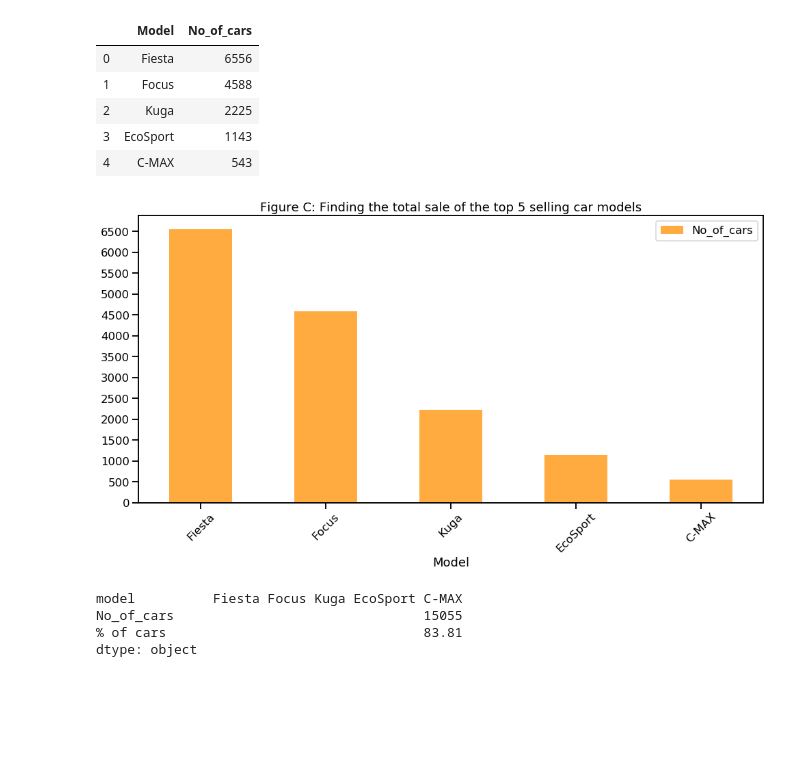
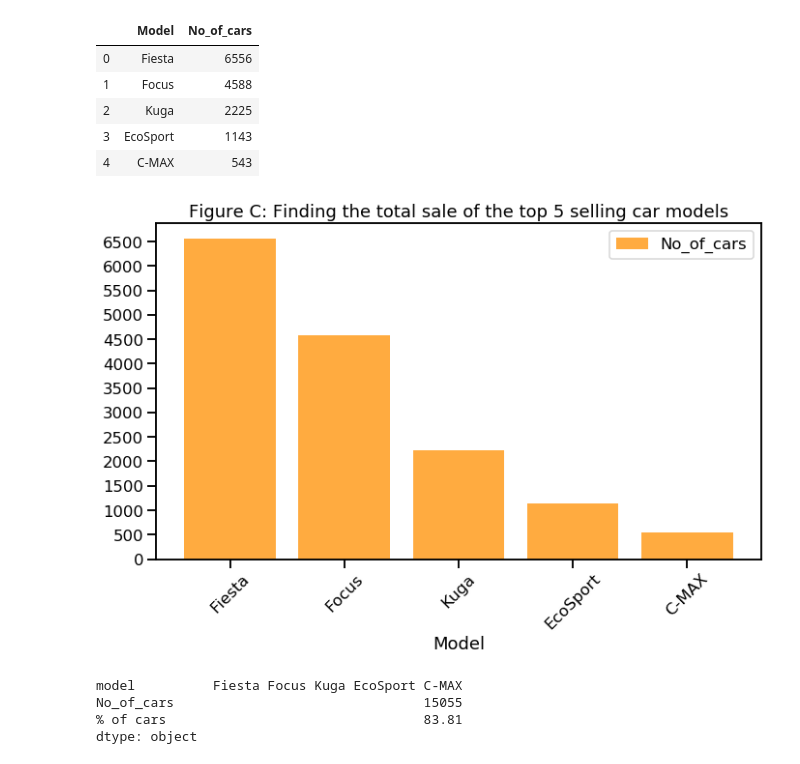
Before and after one commit to nabilatajrin/bmw-used-car-analysis, a Jupyter notebook: ford_used_car_EDA.ipynb, the cells around one changed output. Saved outputs shown, nothing was run; the diff lists cells and outputs as text; code cells hidden in the pictures; blank space fills up the shorter version.

```diff
--- a/ford_used_car_EDA.ipynb
+++ b/ford_used_car_EDA.ipynb
@@ -559,12 +561,13 @@ display(df_C)
 | 4 | C-MAX | 543 |
 # %%
 df_C.plot(kind='bar', x='Model', title='Figure C: Finding the total sale of the top 5 selling car models',
-          color = '#FFAB40', rot = 45, figsize= (14,8), yticks = np.arange(0,7000,500))
+          color = '#FFAB40', rot = 45, figsize= (10,7), xticks = np.arange(0,10,1),
+          yticks = np.arange(0,7000,500), align='center', width= 0.8)
 
 plt.tight_layout()
 plt.show()
 # %% [output]
-[figure, old version]
+[figure, new version]
 # %%
 total_sale = model_count.sort_values(by = '% of cars', ascending = False).head(5).sum()
 total_sale
```
Also changed, not shown: parts of 4 cells of this notebook.
